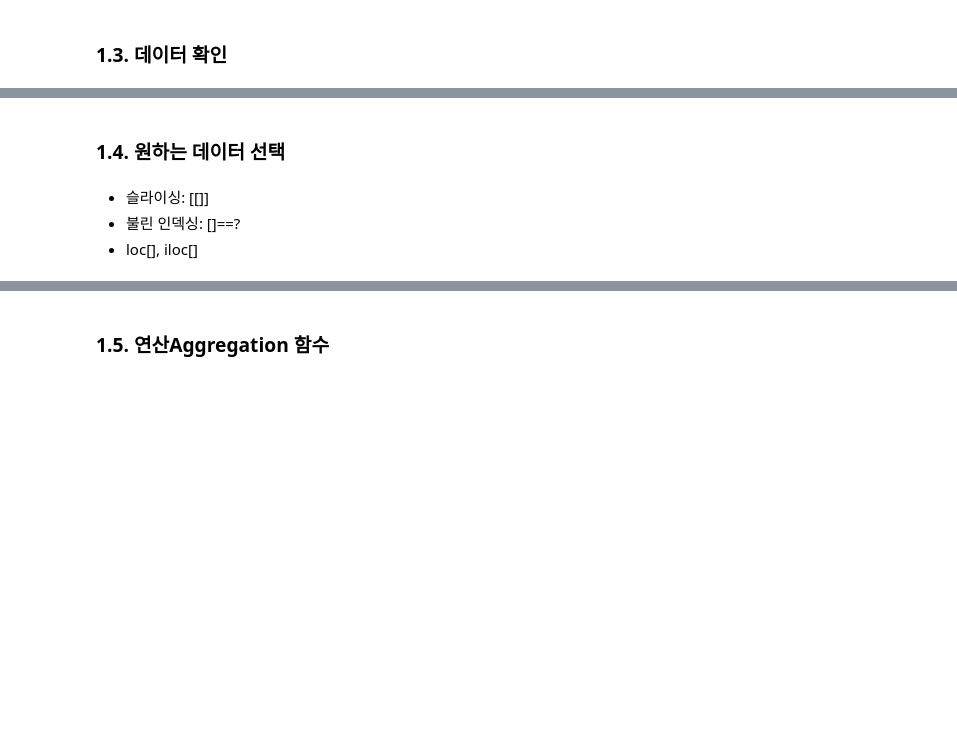
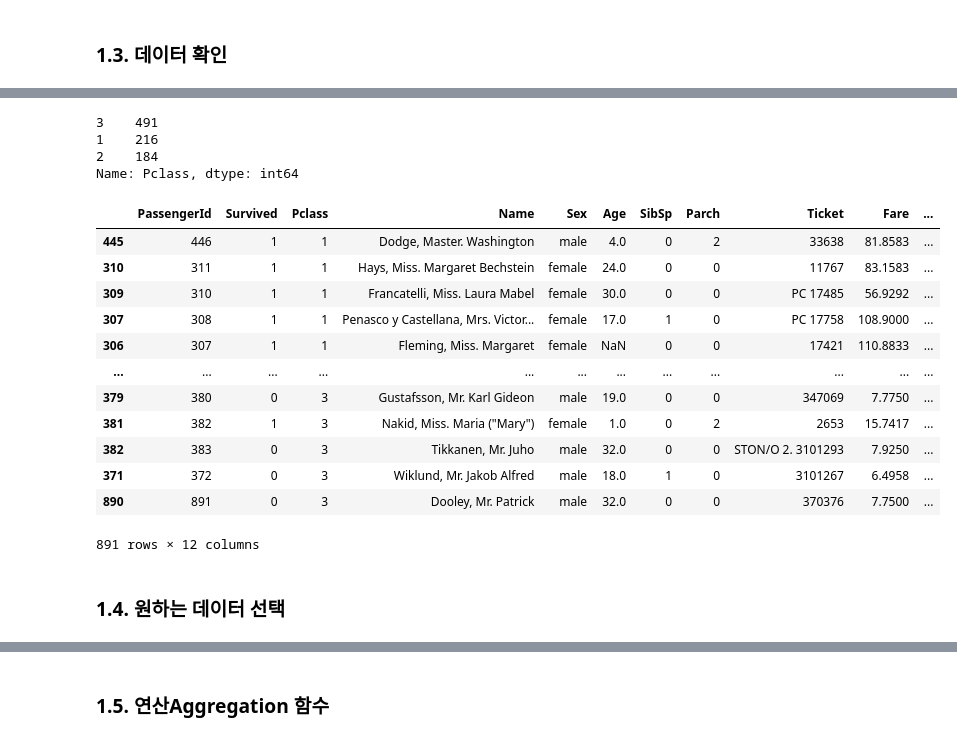
Before and after one commit to Team-COSADAMA/Data-Science-Intro, a Jupyter notebook: week1/week1.ipynb, the cells around one changed output, grey strips where cells are left out. Saved outputs shown, nothing was run; the diff lists cells and outputs as text; code cells hidden in the pictures; blank space fills up the shorter version.

```diff
--- a/week1/week1.ipynb
+++ b/week1/week1.ipynb
@@ -178,0 +237,4 @@ titanic_df.head()  # 데이터가 너무 많을 때 앞의 5개만 불러오기
+# %%
+############ 나중에 본인의 경로/train.csv로 바꾸기
+titanic_df = pd.read_csv('C:/Users/jung6/Downloads/train.csv')
+titanic_df.head()  # 데이터가 너무 많을 때 앞의 5개만 불러오기
@@ -179,6 +356,29 @@ titanic_df.head()  # 데이터가 너무 많을 때 앞의 5개만 불러오기
+# %%
+# 특정 컬럼의 값이 얼마나 포함되어 있는지 확인
+# 컬럼 값의 유형과 건수 확인
+# 1등급 216, 2등급 184, 3등급 491석
+
+titanic_df['Pclass'].value_counts()
+# %% [output]
+3    491
+1    216
+2    184
+Name: Pclass, dtype: int64
+# %%
+titanic_df.sort_values(by='Pclass')
+# %% [output]
+|  | PassengerId | Survived | Pclass | Name | Sex | Age | SibSp | Parch | Ticket | Fare | ... |
+| 445 | 446 | 1 | 1 | Dodge, Master. Washington | male | 4.0 | 0 | 2 | 33638 | 81.8583 | ... |
+| 310 | 311 | 1 | 1 | Hays, Miss. Margaret Bechstein | female | 24.0 | 0 | 0 | 11767 | 83.1583 | ... |
+| 309 | 310 | 1 | 1 | Francatelli, Miss. Laura Mabel | female | 30.0 | 0 | 0 | PC 17485 | 56.9292 | ... |
+| 307 | 308 | 1 | 1 | Penasco y Castellana, Mrs. Victor... | female | 17.0 | 1 | 0 | PC 17758 | 108.9000 | ... |
+| 306 | 307 | 1 | 1 | Fleming, Miss. Margaret | female | NaN | 0 | 0 | 17421 | 110.8833 | ... |
+| ... | ... | ... | ... | ... | ... | ... | ... | ... | ... | ... | ... |
+| 379 | 380 | 0 | 3 | Gustafsson, Mr. Karl Gideon | male | 19.0 | 0 | 0 | 347069 | 7.7750 | ... |
+| 381 | 382 | 1 | 3 | Nakid, Miss. Maria ("Mary") | female | 1.0 | 0 | 2 | 2653 | 15.7417 | ... |
+| 382 | 383 | 0 | 3 | Tikkanen, Mr. Juho | male | 32.0 | 0 | 0 | STON/O 2. 3101293 | 7.9250 | ... |
+| 371 | 372 | 0 | 3 | Wiklund, Mr. Jakob Alfred | male | 18.0 | 1 | 0 | 3101267 | 6.4958 | ... |
+| 890 | 891 | 0 | 3 | Dooley, Mr. Patrick | male | 32.0 | 0 | 0 | 370376 | 7.7500 | ... |
+891 rows × 12 columns
 # %% [markdown]
 ### 1.4. 원하는 데이터 선택
-# %% [markdown]
-- 슬라이싱: [[]]
-- 불린 인덱싱: []==?
-- loc[], iloc[]
```
Also changed, not shown: parts of 26 cells of this notebook.
